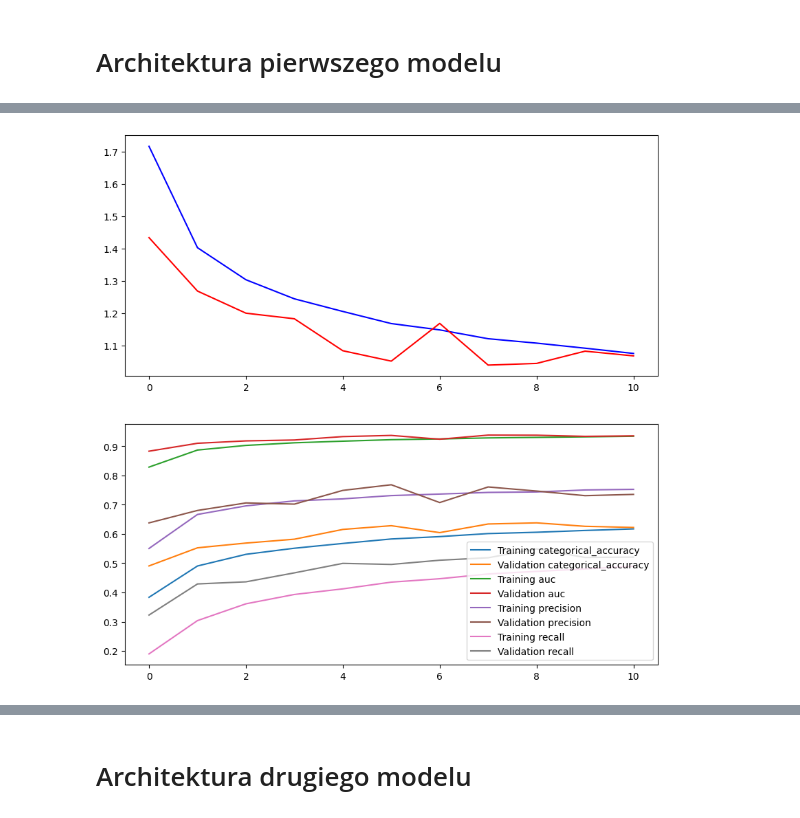
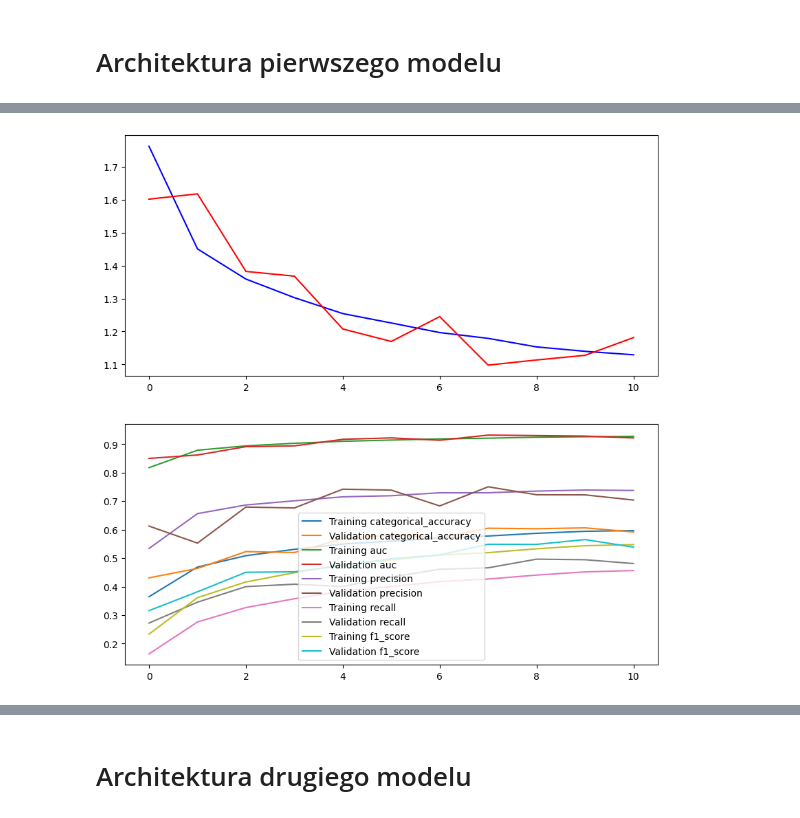
Before and after one commit to pasterzewa/CNN-DL-Project, a Jupyter notebook: testy_augmentacja.ipynb, the cells around one changed output, grey strips where cells are left out. Cells and saved outputs as stored; diff of their text form; code cells hidden in the pictures.

```diff
--- a/testy_augmentacja.ipynb
+++ b/testy_augmentacja.ipynb
@@ -78,17 +72,16 @@ splitfolders.ratio(cinic_directory_train, output=splitfolder,
     seed=SEED, ratio=(.7, .1, .2), group_prefix=None, move=False)
 # %%
 datagen_train = ImageDataGenerator(
-    samplewise_center=True,  # set each sample mean to 0
     rotation_range=10,  # randomly rotate images in the range (degrees, 0 to 180)
     zoom_range=0.1,  # Randomly zoom image
     width_shift_range=0.1,  # randomly shift images horizontally (fraction of total width)
     height_shift_range=0.1,  # randomly shift images vertically (fraction of total height)
     horizontal_flip=True,  # randomly flip images
     vertical_flip=False,
-    brightness_range = [0.5,1.5],
-    shear_range = 0.1,
+    brightness_range = [0.9,1.1],
+    channel_shift_range = 50
     )
-datagen_valid = ImageDataGenerator(samplewise_center=True)
+datagen_valid = ImageDataGenerator(samplewise_center=False)
 # %%
 # load and iterate training dataset
 train_it = datagen_train.flow_from_directory(
@@ -257,8 +312,8 @@ history.history['f1_score']
 # %%
-metrics2 = ['categorical_accuracy','auc','precision','recall']
+metrics2 = ['categorical_accuracy','auc','precision','recall','f1_score']
 show_training_validation_loss_and_metrics(model1,metrics2)
 # %% [output]
-[figure, old version]
+[figure, new version]
 # %%
 model1.evaluate(test_it)
 # %% [output]
```
Also changed, not shown: parts of 19 cells of this notebook.
